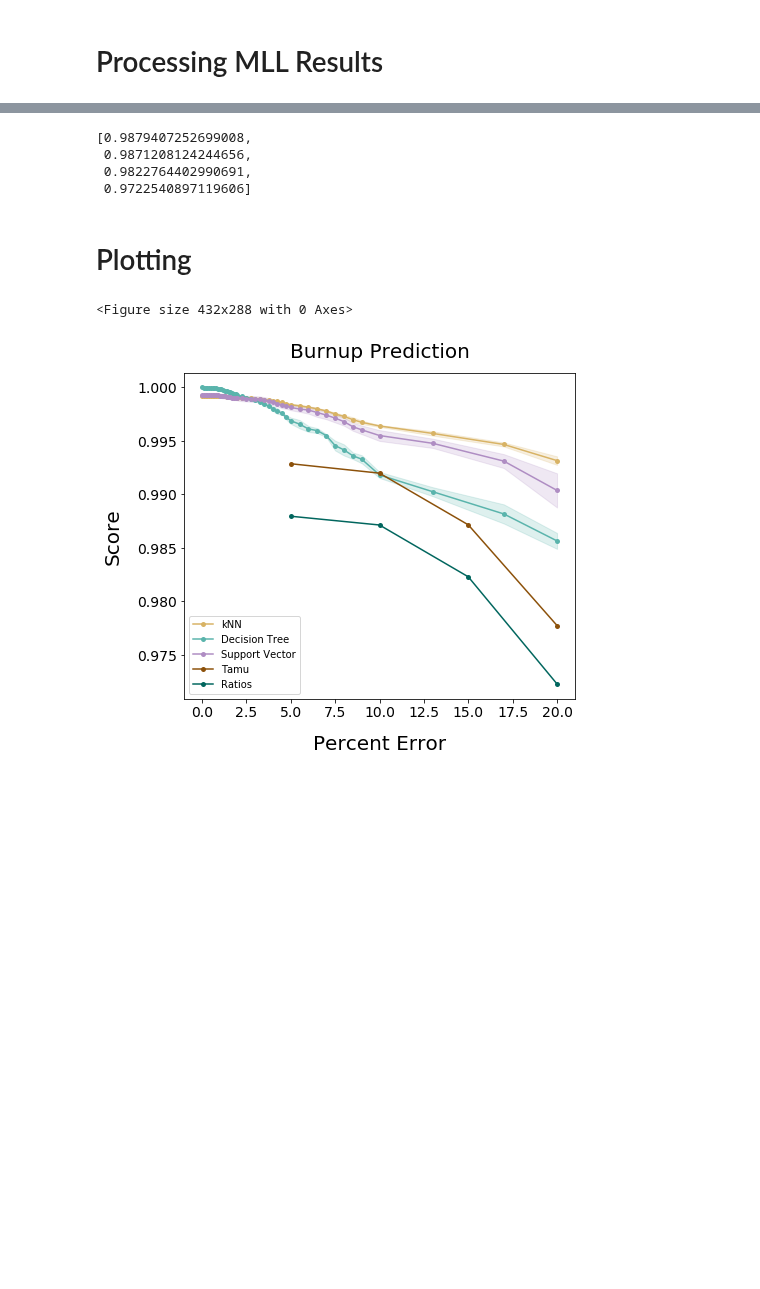
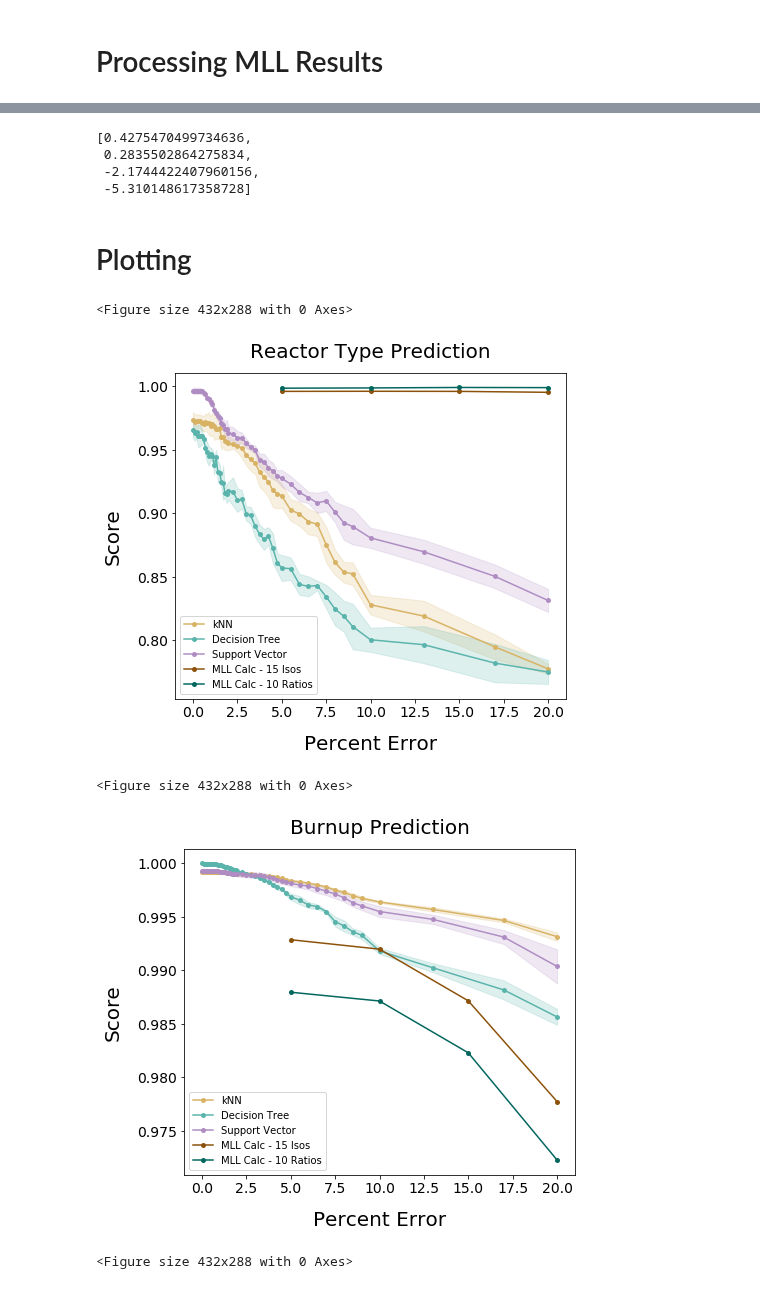
Before and after one commit to opotowsky/like-me-fuel, a Jupyter notebook: jupyter_notebooks/mll_scikit_randomerror_compare.ipynb, the cells around one changed output, grey strips where cells are left out. Drawn from its saved outputs; the diff is of its cells as text; code cells hidden in the pictures; blank space fills up the shorter version.

Commit message:
randomerror_compare plots done

```diff
--- a/jupyter_notebooks/mll_scikit_randomerror_compare.ipynb
+++ b/jupyter_notebooks/mll_scikit_randomerror_compare.ipynb
@@ -76,13 +89,13 @@ for i, unc_job in enumerate(job_dirs):
     ratio_burn.append(score(ratio['Burnup_Error'], ratio['Burnup']))
     tamu_cool.append(score(tamu['CoolingTime_Error'], tamu['CoolingTime']))
     ratio_cool.append(score(ratio['CoolingTime_Error'], ratio['CoolingTime']))
-# %%
-ratio_burn
-# %% [output]
-[0.9879407252699008,
- 0.9871208124244656,
- 0.9822764402990691,
- 0.9722540897119606]
+# %%
+tamu_cool
+# %% [output]
+[0.4275470499734636,
+ 0.2835502864275834,
+ -2.1744422407960156,
+ -5.310148617358728]
 # %% [markdown]
 # Plotting
 # %%
@@ -95,27 +108,32 @@ def plot_errorcurves(df, title):
     dtr_std = df['DTree Std']
     svr_mean = df['SVR Score']
     svr_std = df['SVR Std']
-    # MLL Results
-    unc = [100*x for x in uncs]
-    if 'Reactor' in title:
-        tamu = tamu_rxtr
-        ratio = ratio_rxtr
-    elif 'Burnup' in title:
-        tamu = tamu_burn
-        ratio = ratio_burn
-    else:
-        tamu = tamu_cool
-        ratio = ratio_cool
 
     plt.clf()
     fig = plt.figure(figsize=(7,6))
     ax = fig.add_subplot(111)
 
+    # MLL Results
+    unc = [100*x for x in uncs]
+    sv_base = '../plots/randomerror_compare_'
+    if 'Reactor' in title:
+        tamu = tamu_rxtr
+        ratio = ratio_rxtr
+        sv_fig = sv_base + 'rxtr.png'
+    elif 'Burnup' in title:
+        tamu = tamu_burn
+        ratio = ratio_burn
+        sv_fig = sv_base + 'burn.png'
+    else:
+        tamu = tamu_cool
+        ratio = ratio_cool
+        sv_fig = sv_base + 'cool.png'
+        ax.set_ylim(0, 1)
+
     ax.set_title(title, fontsize=20, pad=15)
     ax.set_xlabel('Percent Error', fontsize=20, labelpad=15)
     ax.set_ylabel('Score', fontsize=20, labelpad=15)
     #ax.set_xlim(0, 10)
-    #ax.set_ylim(0.98, 1.001)
 
     ax.fill_between(err, knn_mean - knn_std, knn_mean + knn_std, color = colors['MBrwn'], alpha=0.2)
     ax.fill_between(err, dtr_mean - dtr_std, dtr_mean + dtr_std, color = colors['MTeal'], alpha=0.2)
@@ -125,18 +143,21 @@ def plot_errorcurves(df, title):
     ax.plot(err, dtr_mean, 'o-', color=colors['MTeal'], mew=0, ms=5, label="Decision Tree")
     ax.plot(err, svr_mean, 'o-', color=colors['MPurp'], mew=0, ms=5, label="Support Vector")
 
-    ax.plot(unc, tamu, 'o-', color=colors['DBrwn'], mew=0, ms=5, label="Tamu")
-    ax.plot(unc, ratio, 'o-', color=colors['DTeal'], mew=0, ms=5, label="Ratios")
+    ax.plot(unc, tamu, 'o-', color=colors['DBrwn'], mew=0, ms=5, label="MLL Calc - 15 Isos")
+    ax.plot(unc, ratio, 'o-', color=colors['DTeal'], mew=0, ms=5, label="MLL Calc - 10 Ratios")
 
     ax.tick_params(labelsize=14)
     ax.legend(loc='best')#'right', bbox_to_anchor=(1.4, 0.5))
     plt.show()
 
-    #fig.savefig('../results/19jan2020_15nuc/graphs/rxtr_error.png', bbox_inches='tight', transparent=True)
+    fig.savefig(sv_fig, bbox_inches='tight', transparent=True)
 # %%
-#plot_errorcurves(rxtr, 'Reactor Type Prediction')
+plot_errorcurves(rxtr, 'Reactor Type Prediction')
 plot_errorcurves(burn, 'Burnup Prediction')
-#plot_errorcurves(cool, 'Time Since Irradiation Prediction')
+plot_errorcurves(cool, 'Time Since Irradiation Prediction')
 # %% [output]
 <Figure size 432x288 with 0 Axes>
-[figure, old version]
+[figure, new version]
+<Figure size 432x288 with 0 Axes>
+[figure, added]
+<Figure size 432x288 with 0 Axes>
```
Also changed, not shown: parts of 4 cells of this notebook, 3 other files.
